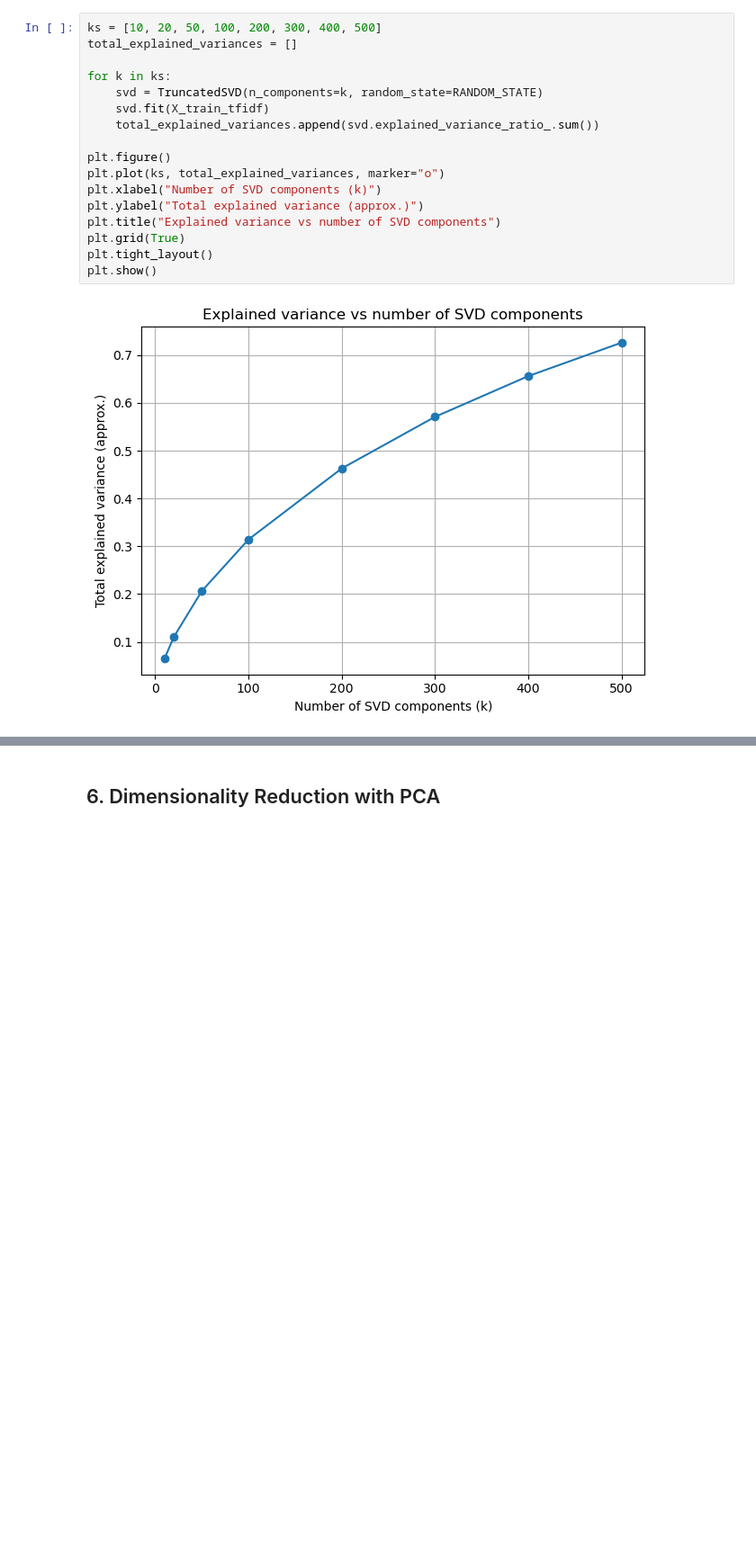
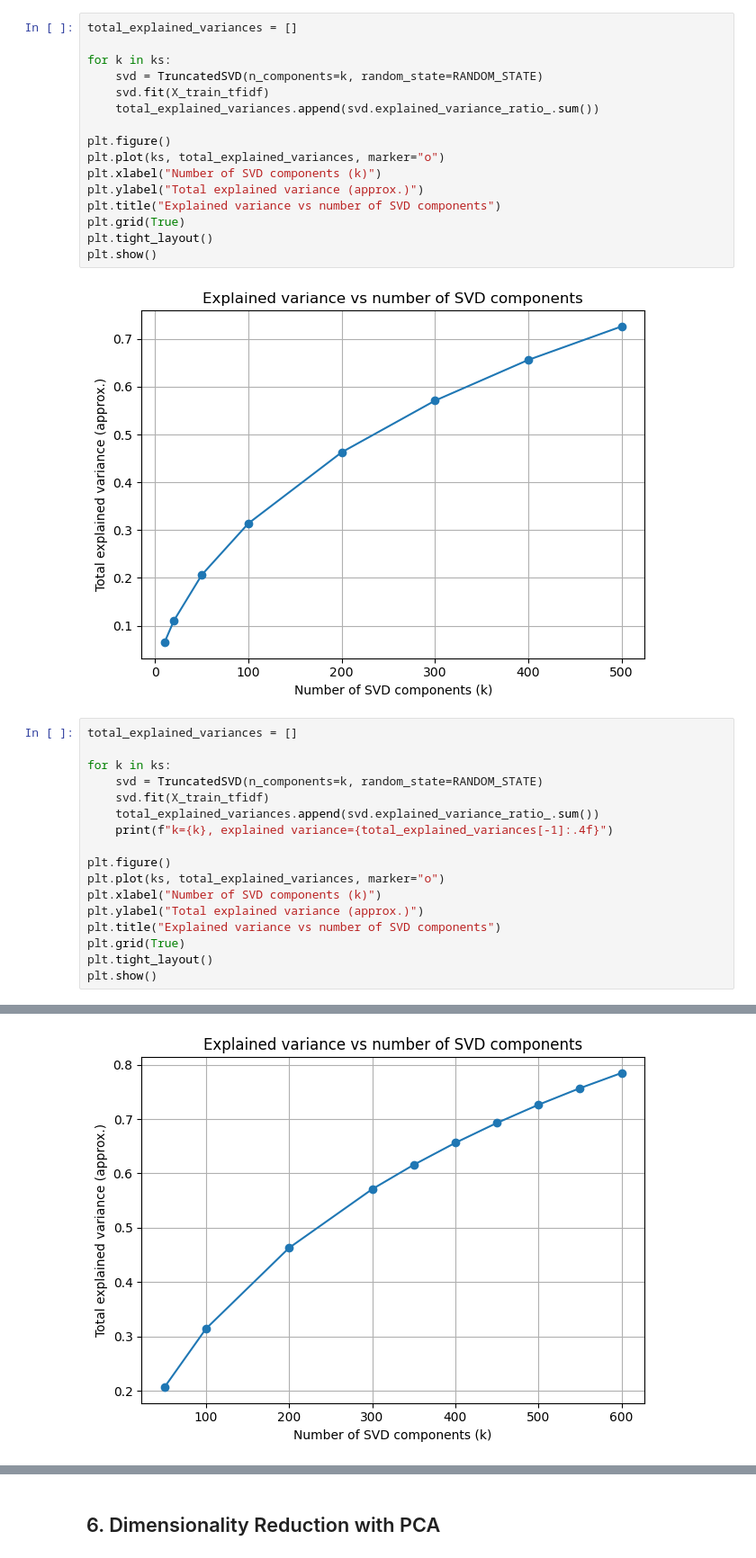
Before and after one commit to Andrew-Silveira-5077086/SentimentLabelledSentences-FinalProject, a Jupyter notebook: GroupProject-Final.ipynb, the cells around one changed output, grey strips where cells are left out. Shown at 90% size. Cells and saved outputs as stored; diff of their text form; blank space fills up the shorter version.

Commit message:
Updated explained variances for SVD

```diff
--- a/GroupProject-Final.ipynb
+++ b/GroupProject-Final.ipynb
@@ -531,7 +531,6 @@ k = 550, test accuracy = 0.805
 k = 600, test accuracy = 0.814
 [figure]
 # %%
-ks = [10, 20, 50, 100, 200, 300, 400, 500]
 total_explained_variances = []
 
 for k in ks:
@@ -549,3 +548,21 @@ plt.tight_layout()
 plt.show()
 # %% [output]
 [figure]
+# %%
+total_explained_variances = []
+
+for k in ks:
+    svd = TruncatedSVD(n_components=k, random_state=RANDOM_STATE)
+    svd.fit(X_train_tfidf)
+    total_explained_variances.append(svd.explained_variance_ratio_.sum())
+    print(f"k={k}, explained variance={total_explained_variances[-1]:.4f}")
+
+plt.figure()
+plt.plot(ks, total_explained_variances, marker="o")
+plt.xlabel("Number of SVD components (k)")
+plt.ylabel("Total explained variance (approx.)")
+plt.title("Explained variance vs number of SVD components")
+plt.grid(True)
+plt.tight_layout()
+plt.show()
+# %% [output]
@@ -551,0 +579 @@ plt.show()
+[figure, added]
```
Also changed, not shown: parts of 5 cells of this notebook.
